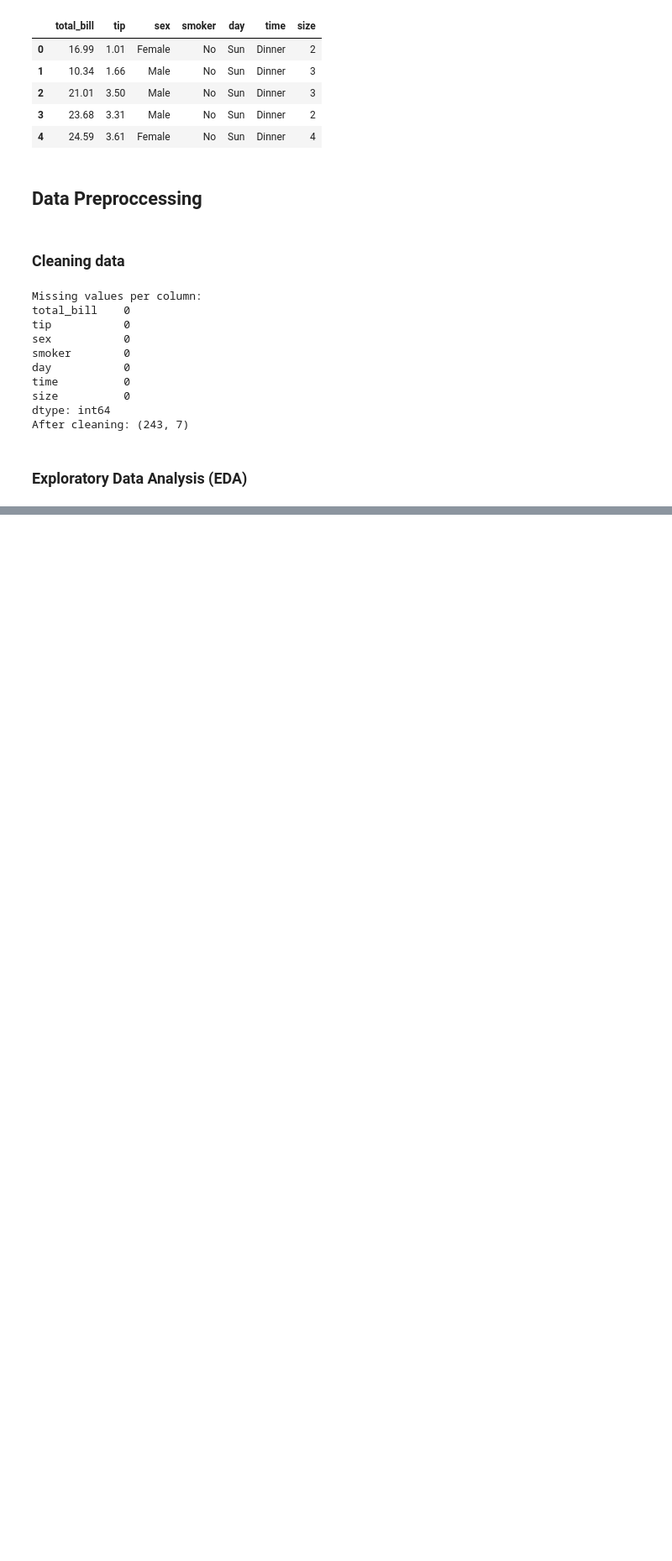
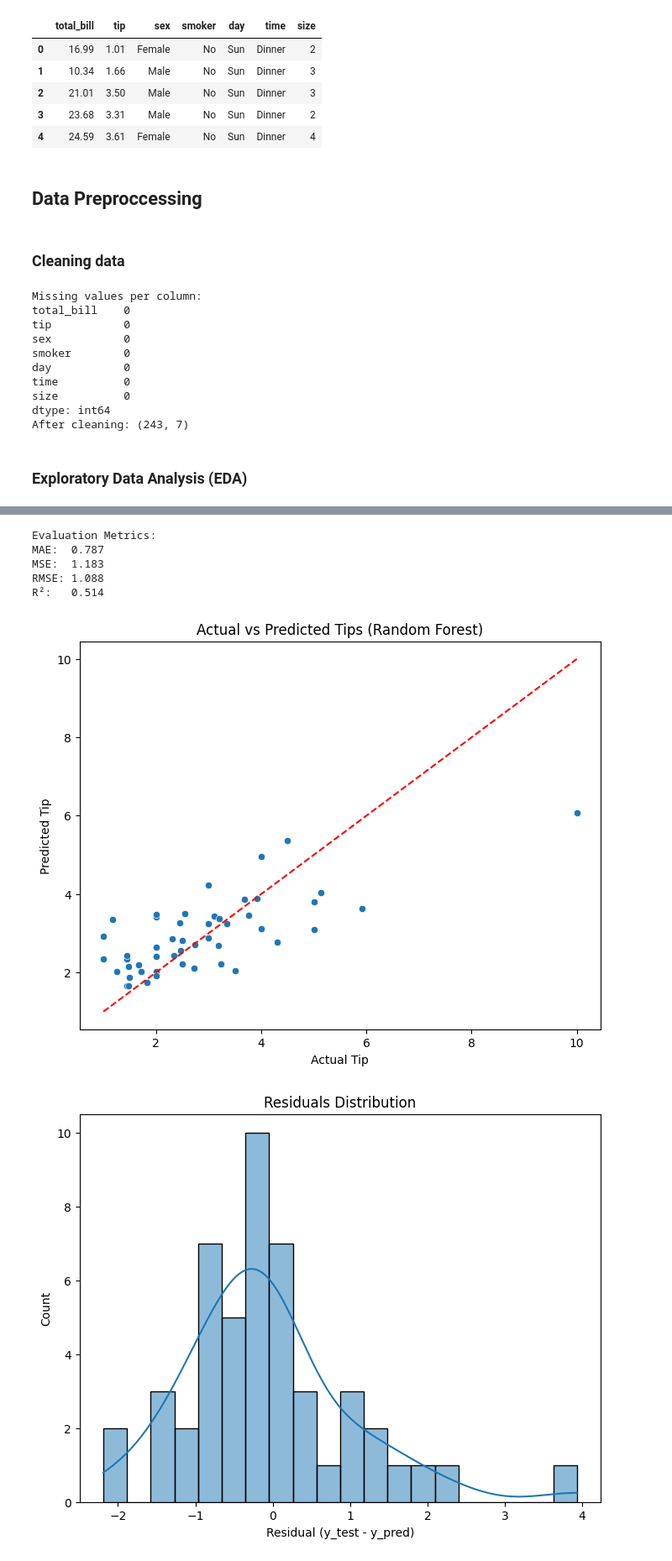
Before and after one commit to RammeDon/tips-prediction, a Jupyter notebook: predictor.ipynb, the cells around one changed output, grey strips where cells are left out. Shown at 84% size. Cells and saved outputs as stored; diff of their text form; code cells hidden in the pictures; blank space fills up the shorter version.

Commit message:
model and prediction

```diff
--- a/predictor.ipynb
+++ b/predictor.ipynb
@@ -126,0 +156,10 @@ ModuleNotFoundError: No module named 'statsmodels'
+# %%
+# Split the data
+X_train, X_test, y_train, y_test = train_test_split(
+    X, y, test_size=0.2, random_state=42
+)
+
+# Train
+model.fit(X_train, y_train)
+
+print("Model training complete.")
@@ -126,0 +170,41 @@ ModuleNotFoundError: No module named 'statsmodels'
+# %%
+# Predictions
+y_pred = model.predict(X_test)
+
+# Metrics
+mae = mean_absolute_error(y_test, y_pred)
+mse = mean_squared_error(y_test, y_pred)
+rmse = np.sqrt(mse)
+r2 = r2_score(y_test, y_pred)
+
+print("Evaluation Metrics:")
+print(f"MAE:  {mae:.3f}")
+print(f"MSE:  {mse:.3f}")
+print(f"RMSE: {rmse:.3f}")
+print(f"R²:   {r2:.3f}")
+# %% [output]
+Evaluation Metrics:
+MAE:  0.787
+MSE:  1.183
+RMSE: 1.088
+R²:   0.514
+# %%
+# Predicted vs Actual
+plt.figure(figsize=(8, 6))
+sns.scatterplot(x=y_test, y=y_pred)
+plt.xlabel("Actual Tip")
+plt.ylabel("Predicted Tip")
+plt.title("Actual vs Predicted Tips (Random Forest)")
+plt.plot([y_test.min(), y_test.max()], [y_test.min(), y_test.max()], 'r--')  # 45-degree line
+plt.show()
+
+# Residual plot
+residuals = y_test - y_pred
+plt.figure(figsize=(8, 6))
+sns.histplot(residuals, bins=20, kde=True)
+plt.title("Residuals Distribution")
+plt.xlabel("Residual (y_test - y_pred)")
+plt.show()
+# %% [output]
+[figure, added]
+[figure, added]
```
Also changed, not shown: parts of 10 cells of this notebook.
